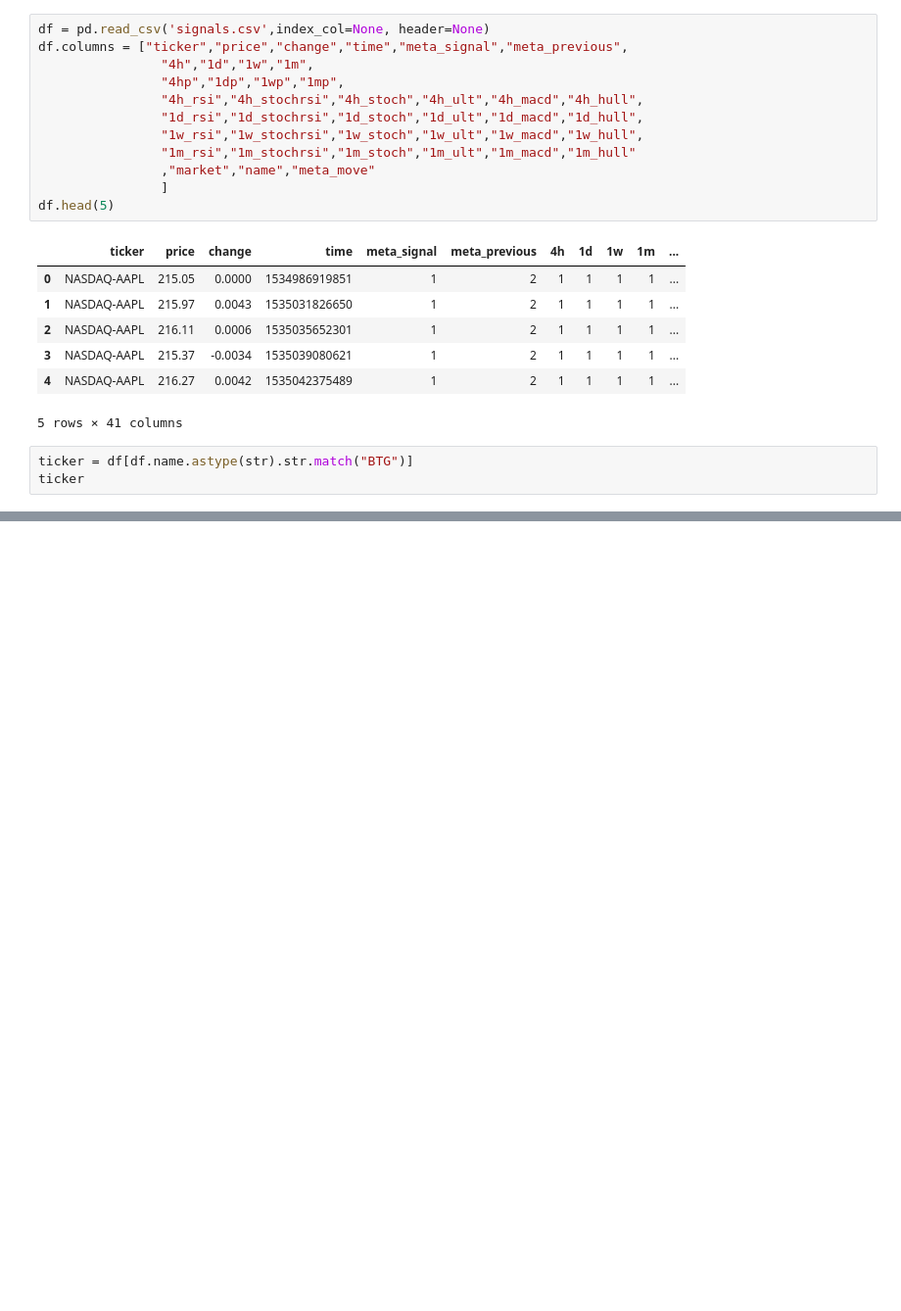
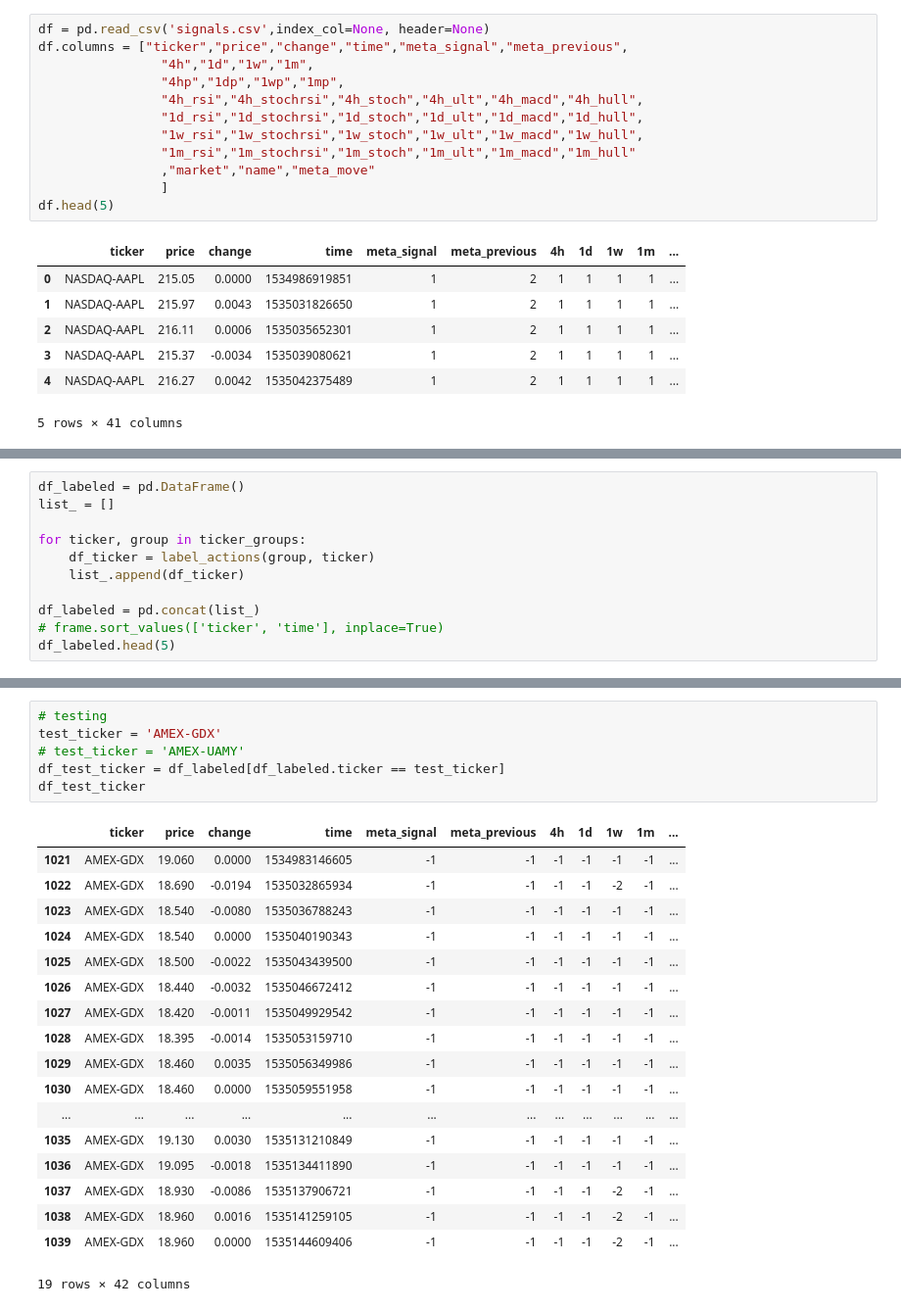
Before and after one commit to atomantic/stock_signals, a Jupyter notebook: data/02 - Label.ipynb, the cells around one changed output, grey strips where cells are left out. Shown at 98% size. Saved outputs shown, nothing was run; the diff lists cells and outputs as text; blank space fills up the shorter version.

Commit message:
better label logic

```diff
--- a/data/02 - Label.ipynb
+++ b/data/02 - Label.ipynb
@@ -53,6 +59,3 @@ df.head(5)
 | 3 | NASDAQ-AAPL | 215.37 | -0.0034 | 1535039080621 | 1 | 2 | 1 | 1 | 1 | 1 | ... |
 | 4 | NASDAQ-AAPL | 216.27 | 0.0042 | 1535042375489 | 1 | 2 | 1 | 1 | 1 | 1 | ... |
 5 rows × 41 columns
-# %%
-ticker = df[df.name.astype(str).str.match("BTG")]
-ticker
@@ -183,0 +192,11 @@ TSX-NTR  holding: 0     cost: 0.00      realized: 0.05  liquid: 0.05    buys: 1
+# %%
+df_labeled = pd.DataFrame()
+list_ = []
+
+for ticker, group in ticker_groups:
+    df_ticker = label_actions(group, ticker)
+    list_.append(df_ticker)
+
+df_labeled = pd.concat(list_)
+# frame.sort_values(['ticker', 'time'], inplace=True)
+df_labeled.head(5)
@@ -184 +232,26 @@ TSX-NTR  holding: 0     cost: 0.00      realized: 0.05  liquid: 0.05    buys: 1
+# %%
+# testing
+test_ticker = 'AMEX-GDX'
+# test_ticker = 'AMEX-UAMY'
+df_test_ticker = df_labeled[df_labeled.ticker == test_ticker]
+df_test_ticker
+# %% [output]
+|  | ticker | price | change | time | meta_signal | meta_previous | 4h | 1d | 1w | 1m | ... |
+| 1021 | AMEX-GDX | 19.060 | 0.0000 | 1534983146605 | -1 | -1 | -1 | -1 | -1 | -1 | ... |
+| 1022 | AMEX-GDX | 18.690 | -0.0194 | 1535032865934 | -1 | -1 | -1 | -1 | -2 | -1 | ... |
+| 1023 | AMEX-GDX | 18.540 | -0.0080 | 1535036788243 | -1 | -1 | -1 | -1 | -1 | -1 | ... |
+| 1024 | AMEX-GDX | 18.540 | 0.0000 | 1535040190343 | -1 | -1 | -1 | -1 | -1 | -1 | ... |
+| 1025 | AMEX-GDX | 18.500 | -0.0022 | 1535043439500 | -1 | -1 | -1 | -1 | -1 | -1 | ... |
+| 1026 | AMEX-GDX | 18.440 | -0.0032 | 1535046672412 | -1 | -1 | -1 | -1 | -1 | -1 | ... |
+| 1027 | AMEX-GDX | 18.420 | -0.0011 | 1535049929542 | -1 | -1 | -1 | -1 | -1 | -1 | ... |
+| 1028 | AMEX-GDX | 18.395 | -0.0014 | 1535053159710 | -1 | -1 | -1 | -1 | -1 | -1 | ... |
+| 1029 | AMEX-GDX | 18.460 | 0.0035 | 1535056349986 | -1 | -1 | -1 | -1 | -1 | -1 | ... |
+| 1030 | AMEX-GDX | 18.460 | 0.0000 | 1535059551958 | -1 | -1 | -1 | -1 | -1 | -1 | ... |
+| ... | ... | ... | ... | ... | ... | ... | ... | ... | ... | ... | ... |
+| 1035 | AMEX-GDX | 19.130 | 0.0030 | 1535131210849 | -1 | -1 | -1 | -1 | -1 | -1 | ... |
+| 1036 | AMEX-GDX | 19.095 | -0.0018 | 1535134411890 | -1 | -1 | -1 | -1 | -1 | -1 | ... |
+| 1037 | AMEX-GDX | 18.930 | -0.0086 | 1535137906721 | -1 | -1 | -1 | -1 | -2 | -1 | ... |
+| 1038 | AMEX-GDX | 18.960 | 0.0016 | 1535141259105 | -1 | -1 | -1 | -1 | -2 | -1 | ... |
+| 1039 | AMEX-GDX | 18.960 | 0.0000 | 1535144609406 | -1 | -1 | -1 | -1 | -2 | -1 | ... |
+19 rows × 42 columns
 # %%
```
Also changed, not shown: parts of 13 cells of this notebook.
